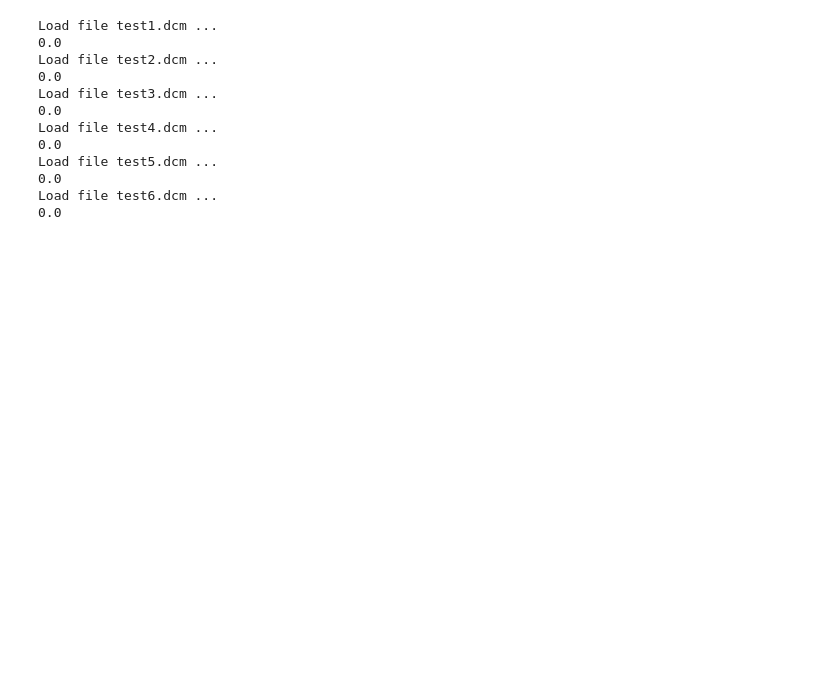
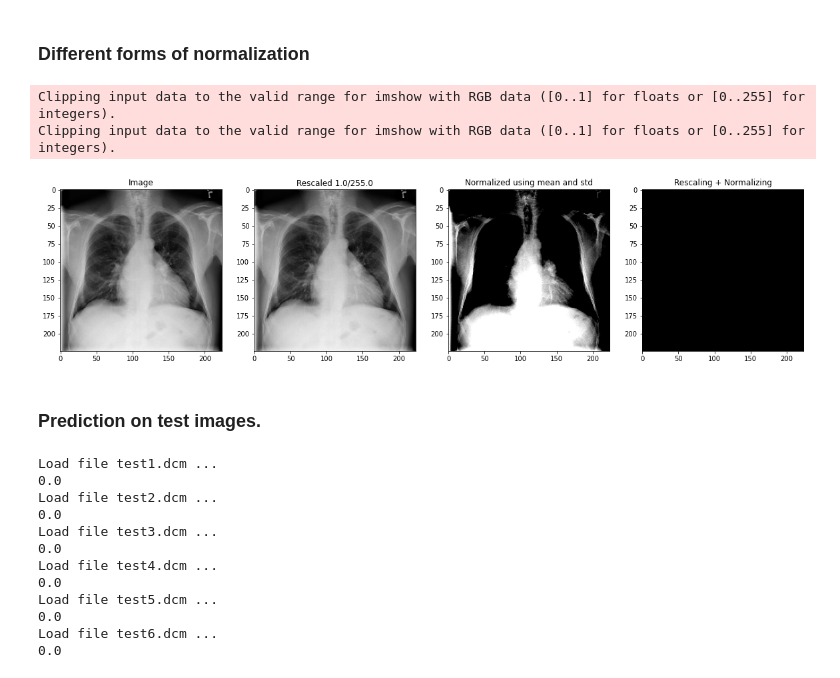
Before and after one commit to Jhonatan-Giraldo/PneumoniaDetectionOnChestXray, a Jupyter notebook: AIHCND_C2_Starter/Inference.ipynb, the cells around one changed output. Drawn from its saved outputs; the diff is of its cells as text; code cells hidden in the pictures; blank space fills up the shorter version.

```diff
--- a/AIHCND_C2_Starter/Inference.ipynb
+++ b/AIHCND_C2_Starter/Inference.ipynb
@@ -68,3 +84,32 @@ plt.imshow(img[0])
+# %% [markdown]
+### Different forms of normalization
+# %%
+x= pydicom.dcmread('test2.dcm')
+img = x.pixel_array
+img_mean = np.mean(img)
+img_std = np.std(img)
+img_size = (1,224,224,3)
+res = cv2.resize(img, dsize=img_size[1:3])
+proc_img0 = cv2.cvtColor(res,cv2.COLOR_GRAY2RGB)
+proc_img1 = proc_img0/255.0 #this is not required if we are standardiszing by image mean and std.
+proc_img2 = proc_img0 - img_mean
+proc_img2 = proc_img2/img_std
+proc_img3 = (proc_img1 - img_mean)/img_std # what if we normalize over rescaling
+#plt.imshow(proc_img2, cmap = 'bone') # image after normalizing
+
+images = [proc_img0, proc_img1, proc_img2, proc_img3]
+titles = ['Image', 'Rescaled 1.0/255.0', 'Normalized using mean and std', 'Rescaling + Normalizing']
+fig, ax = plt.subplots(1,4, figsize = (20,5))
+ax = ax.flatten()
+for iax, i in zip(ax, range(len(images))):
+    iax.imshow(images[i], cmap ='bone')
+    iax.set_title(titles[i])
+# %% [output]
+Clipping input data to the valid range for imshow with RGB data ([0..1] for floats or [0..255] for integers).
+Clipping input data to the valid range for imshow with RGB data ([0..1] for floats or [0..255] for integers).
+[figure, added]
+# %% [markdown]
+### Prediction on test images.
 # %%
 test_dicoms = ['test1.dcm','test2.dcm','test3.dcm','test4.dcm','test5.dcm','test6.dcm']
 
```
Also changed, not shown: parts of 10 cells of this notebook.
